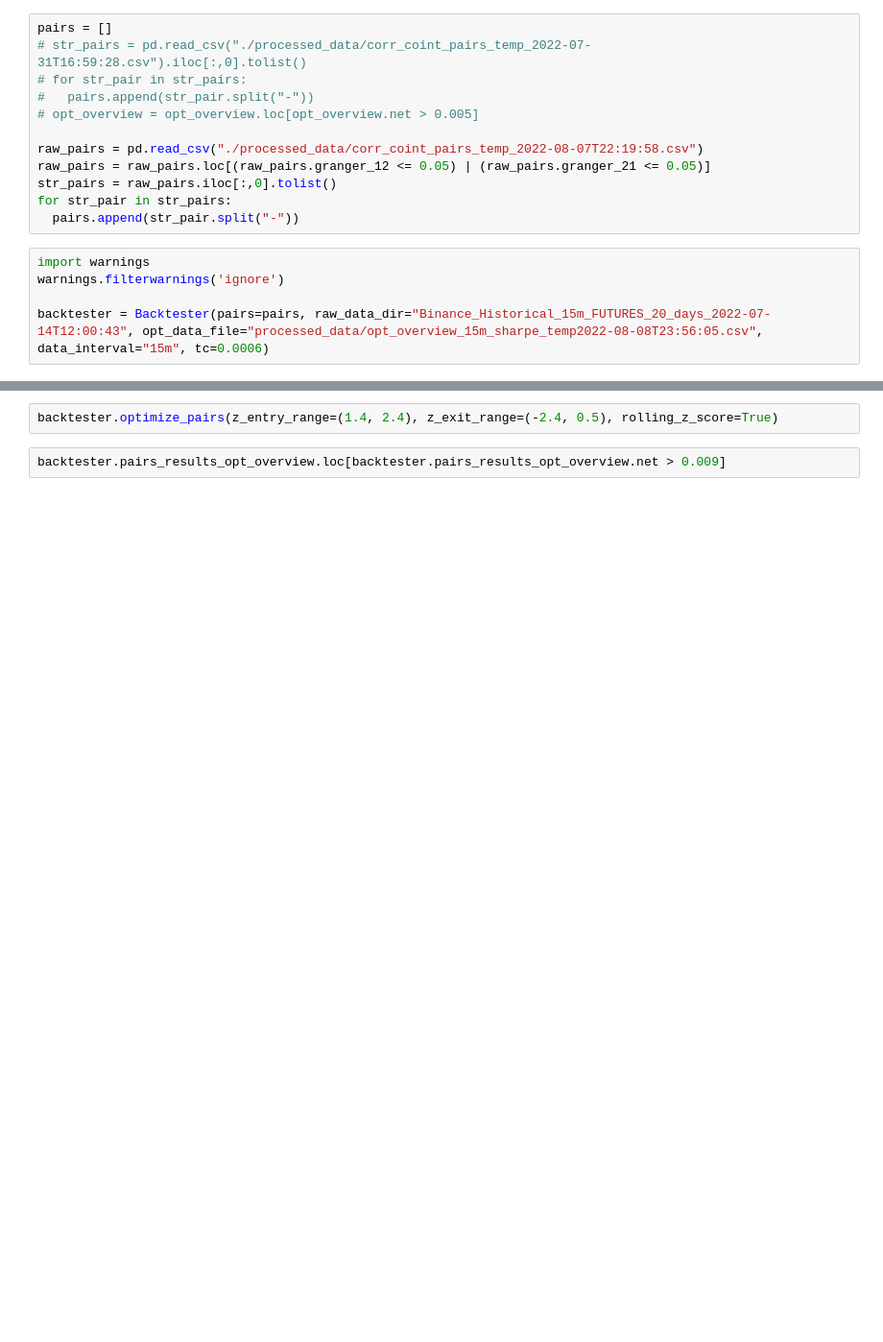
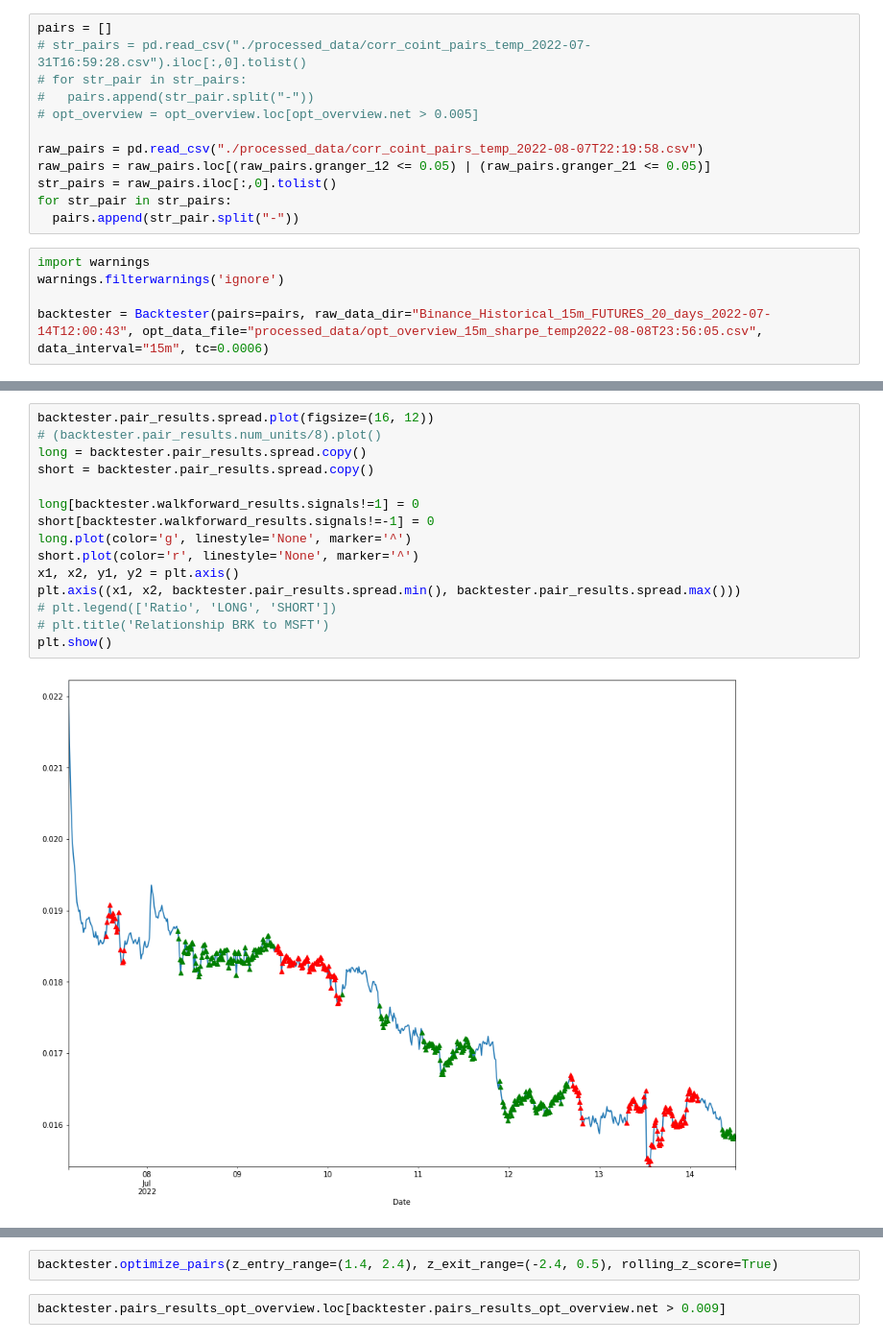
Before and after one commit to mscbr/algo_pairs, a Jupyter notebook: class_modules.ipynb, the cells around one changed output, grey strips where cells are left out. Shown at 96% size. Drawn from its saved outputs; the diff is of its cells as text; blank space fills up the shorter version.

```diff
--- a/class_modules.ipynb
+++ b/class_modules.ipynb
@@ -902,0 +1025,17 @@ cumulative net return so far: -0.0%
+# %%
+backtester.pair_results.spread.plot(figsize=(16, 12))
+# (backtester.pair_results.num_units/8).plot()
+long = backtester.pair_results.spread.copy()
+short = backtester.pair_results.spread.copy()
+
+long[backtester.walkforward_results.signals!=1] = 0
+short[backtester.walkforward_results.signals!=-1] = 0
+long.plot(color='g', linestyle='None', marker='^')
+short.plot(color='r', linestyle='None', marker='^')
+x1, x2, y1, y2 = plt.axis()
+plt.axis((x1, x2, backtester.pair_results.spread.min(), backtester.pair_results.spread.max()))
+# plt.legend(['Ratio', 'LONG', 'SHORT'])
+# plt.title('Relationship BRK to MSFT')
+plt.show()
+# %% [output]
+[figure, added]
```
Also changed, not shown: parts of 24 cells of this notebook, 5 other files.
